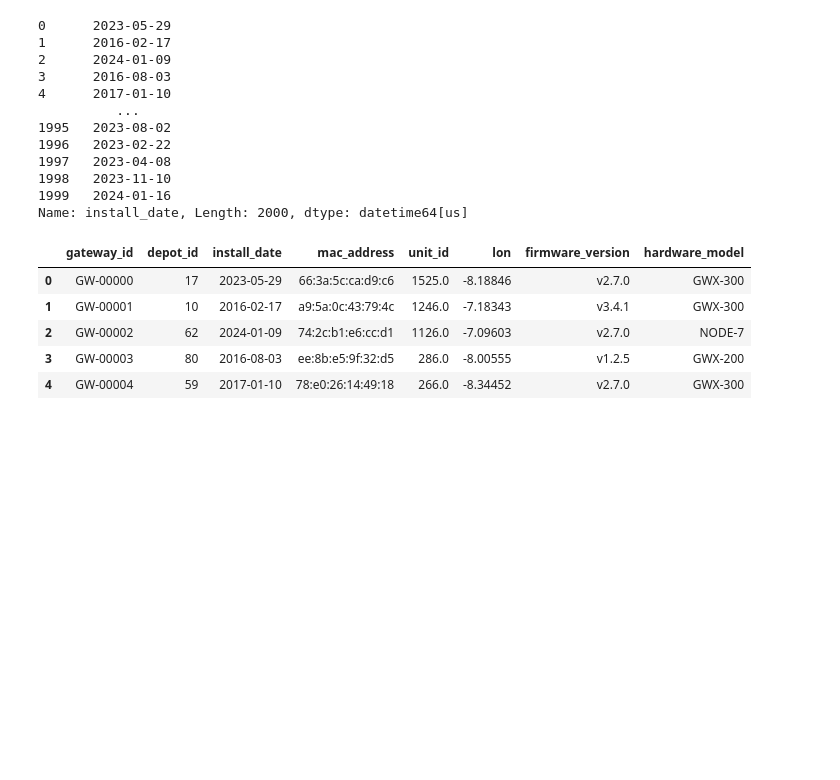
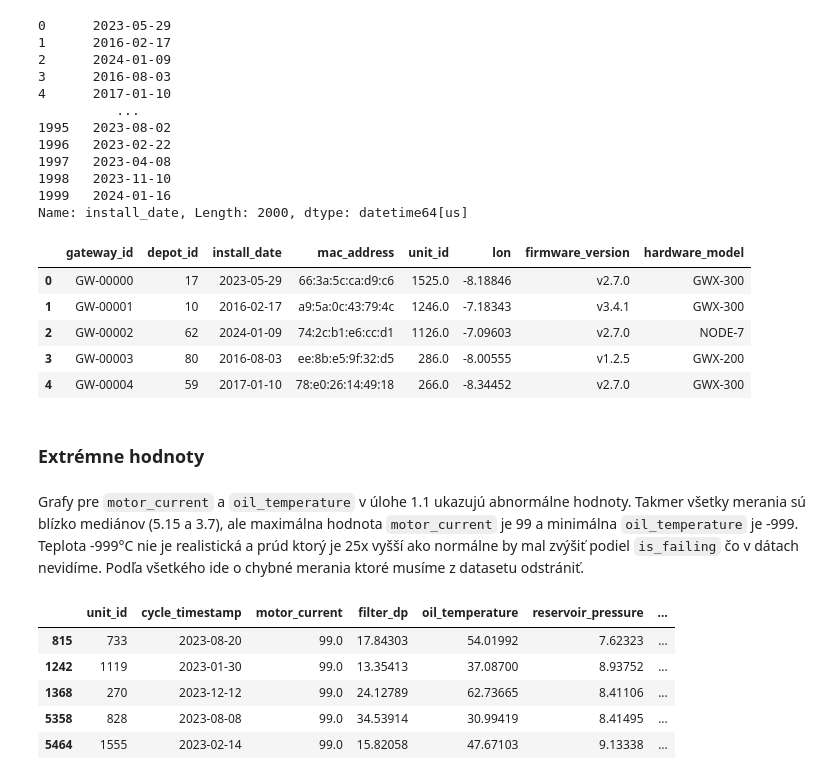
Before and after one commit to tancop/iau-projekt, a Jupyter notebook: main.ipynb, the cells around one changed output. Cells and saved outputs as stored; diff of their text form; code cells hidden in the pictures; blank space fills up the shorter version.

```diff
--- a/main.ipynb
+++ b/main.ipynb
@@ -483,3 +483,16 @@ gateways.head()
 | 2 | GW-00002 | 62 | 2024-01-09 | 74:2c:b1:e6:cc:d1 | 1126.0 | -7.09603 | v2.7.0 | NODE-7 |
 | 3 | GW-00003 | 80 | 2016-08-03 | ee:8b:e5:9f:32:d5 | 286.0 | -8.00555 | v1.2.5 | GWX-200 |
 | 4 | GW-00004 | 59 | 2017-01-10 | 78:e0:26:14:49:18 | 266.0 | -8.34452 | v2.7.0 | GWX-300 |
+# %% [markdown]
+### Extrémne hodnoty
+# %% [markdown]
+Grafy pre `motor_current` a `oil_temperature` v úlohe 1.1 ukazujú abnormálne hodnoty. Takmer všetky merania sú blízko mediánov (5.15 a 3.7), ale maximálna hodnota `motor_current` je 99 a minimálna `oil_temperature` je -999. Teplota -999°C nie je realistická a prúd ktorý je 25x vyšší ako normálne by mal zvýšiť podiel `is_failing` čo v dátach nevidíme. Podľa všetkého ide o chybné merania ktoré musíme z datasetu odstrániť.
+# %%
+readings[readings['motor_current'] > 10.0].head(5)
+# %% [output]
+|  | unit_id | cycle_timestamp | motor_current | filter_dp | oil_temperature | reservoir_pressure | ... |
+| 815 | 733 | 2023-08-20 | 99.0 | 17.84303 | 54.01992 | 7.62323 | ... |
+| 1242 | 1119 | 2023-01-30 | 99.0 | 13.35413 | 37.08700 | 8.93752 | ... |
+| 1368 | 270 | 2023-12-12 | 99.0 | 24.12789 | 62.73665 | 8.41106 | ... |
+| 5358 | 828 | 2023-08-08 | 99.0 | 34.53914 | 30.99419 | 8.41495 | ... |
+| 5464 | 1555 | 2023-02-14 | 99.0 | 15.82058 | 47.67103 | 9.13338 | ... |
```
Also changed, not shown: parts of 4 cells of this notebook.
